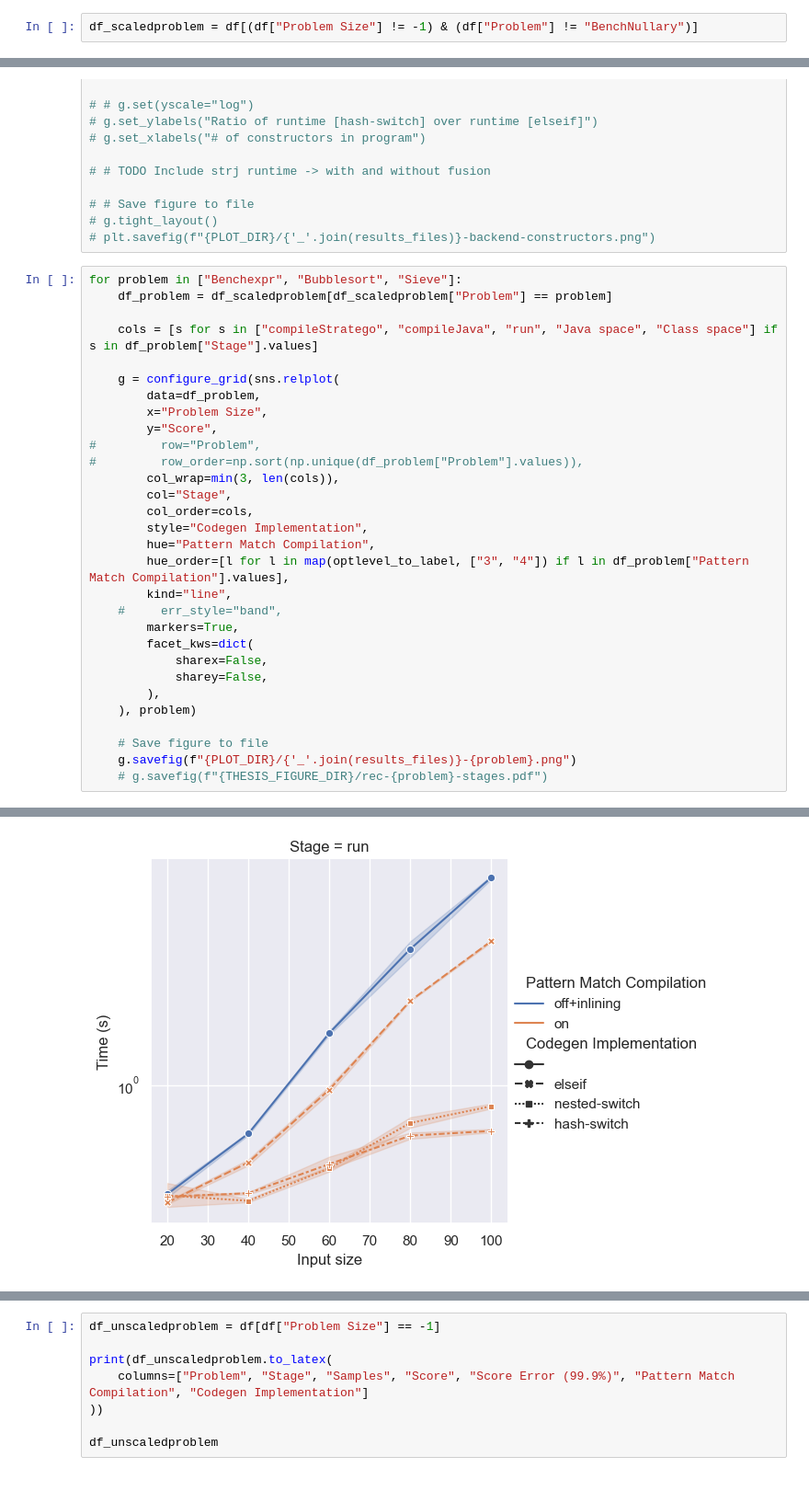
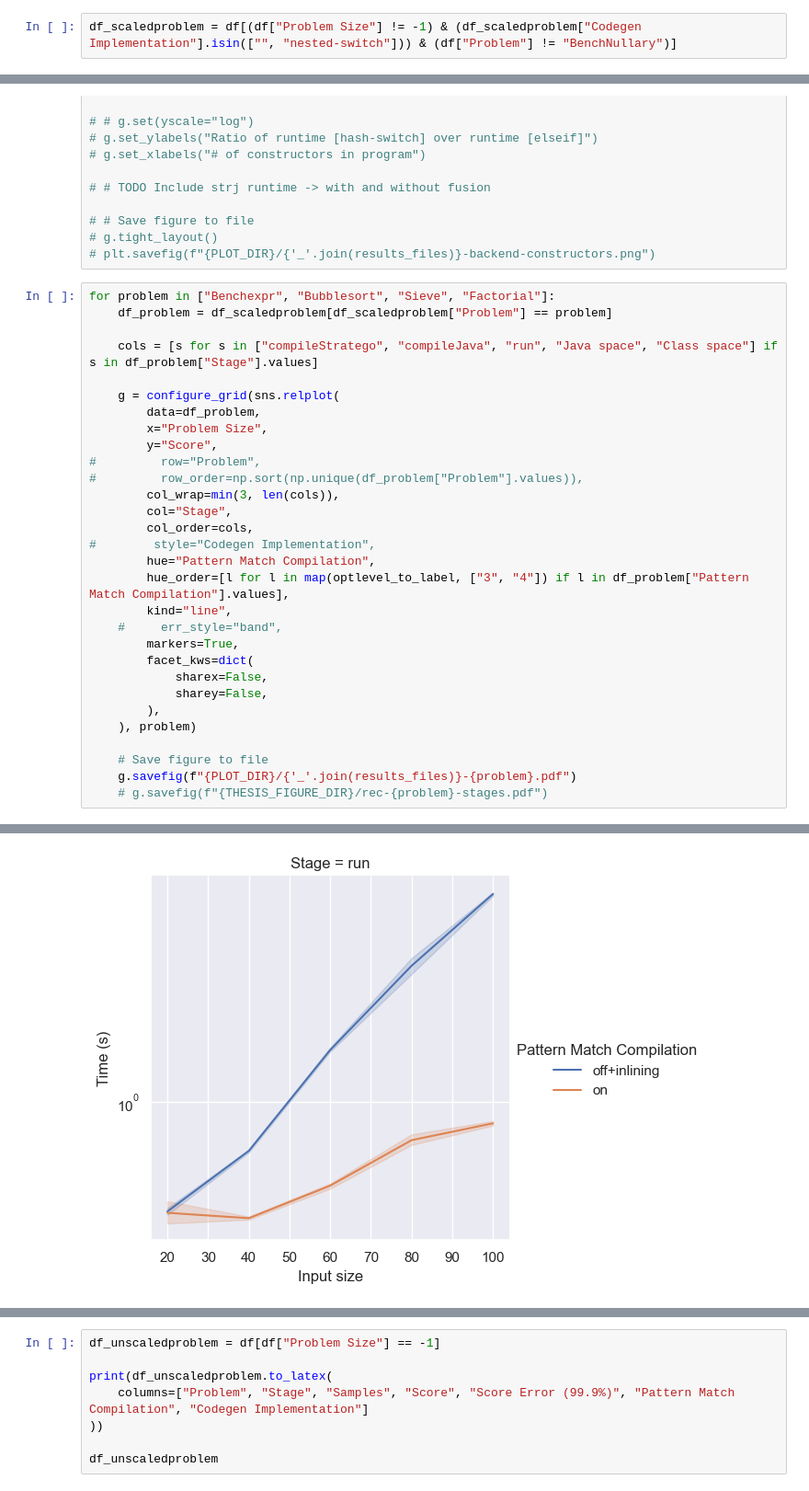
Before and after one commit to metaborg/stratego, a Jupyter notebook: stratego.build.spoofax2.benchmark/analysis/Example plots.ipynb, the cells around one changed output, grey strips where cells are left out. Shown at 92% size. Saved outputs shown, nothing was run; the diff lists cells and outputs as text.

```diff
--- a/stratego.build.spoofax2.benchmark/analysis/Example plots.ipynb
+++ b/stratego.build.spoofax2.benchmark/analysis/Example plots.ipynb
@@ -260,5 +260,5 @@ def configure_grid(g: sns.FacetGrid, problem=None):
     finally:
         return g
 # %%
-df_scaledproblem = df[(df["Problem Size"] != -1) & (df["Problem"] != "BenchNullary")]
+df_scaledproblem = df[(df["Problem Size"] != -1) & (df_scaledproblem["Codegen Implementation"].isin(["", "nested-switch"])) & (df["Problem"] != "BenchNullary")]
 # %%
@@ -510,7 +513,7 @@ NameError: name 'df_ratios' is not defined
 # g.tight_layout()
 # plt.savefig(f"{PLOT_DIR}/{'_'.join(results_files)}-backend-constructors.png")
 # %%
-for problem in ["Benchexpr", "Bubblesort", "Sieve"]:
+for problem in ["Benchexpr", "Bubblesort", "Sieve", "Factorial"]:
     df_problem = df_scaledproblem[df_scaledproblem["Problem"] == problem]
 
     cols = [s for s in ["compileStratego", "compileJava", "run", "Java space", "Class space"] if s in df_problem["Stage"].values]
@@ -524,7 +527,7 @@ for problem in ["Benchexpr", "Bubblesort", "Sieve"]:
         col_wrap=min(3, len(cols)),
         col="Stage",
         col_order=cols,
-        style="Codegen Implementation",
+#        style="Codegen Implementation",
         hue="Pattern Match Compilation",
         hue_order=[l for l in map(optlevel_to_label, ["3", "4"]) if l in df_problem["Pattern Match Compilation"].values],
         kind="line",
@@ -537,6 +540,6 @@ for problem in ["Benchexpr", "Bubblesort", "Sieve"]:
     ), problem)
 
     # Save figure to file
-    g.savefig(f"{PLOT_DIR}/{'_'.join(results_files)}-{problem}.png")
+    g.savefig(f"{PLOT_DIR}/{'_'.join(results_files)}-{problem}.pdf")
     # g.savefig(f"{THESIS_FIGURE_DIR}/rec-{problem}-stages.pdf")
 # %% [output]
@@ -545 +548 @@ for problem in ["Benchexpr", "Bubblesort", "Sieve"]:
-[figure, old version]
+[figure, new version]
```
Also changed, not shown: parts of 5 cells of this notebook.
